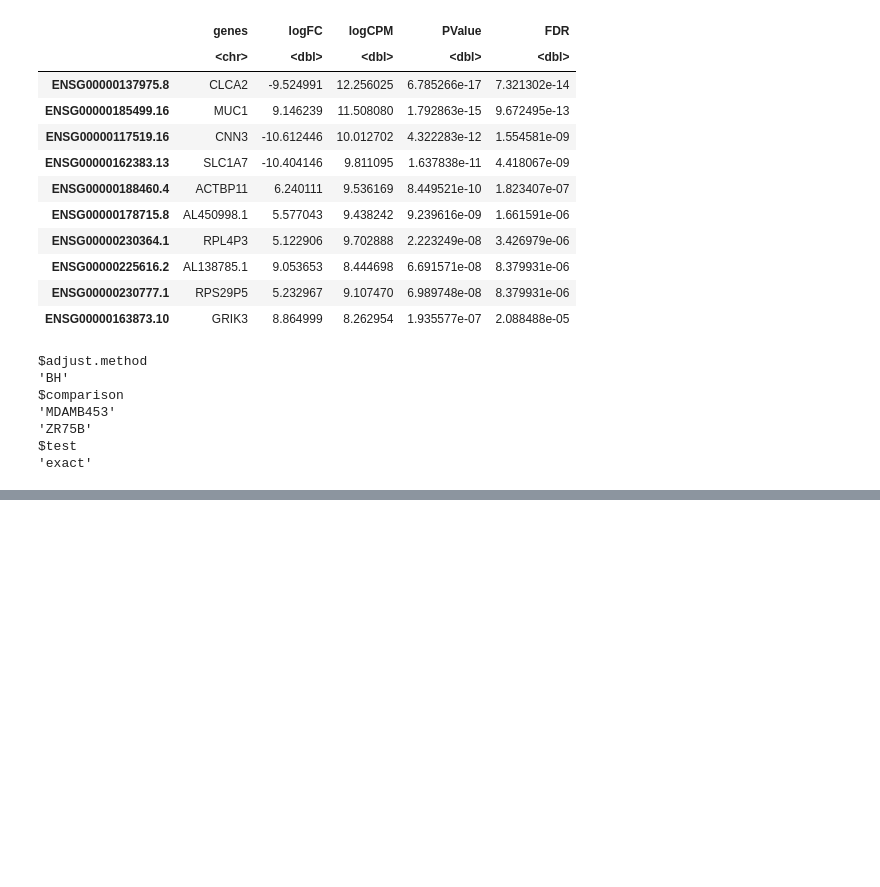
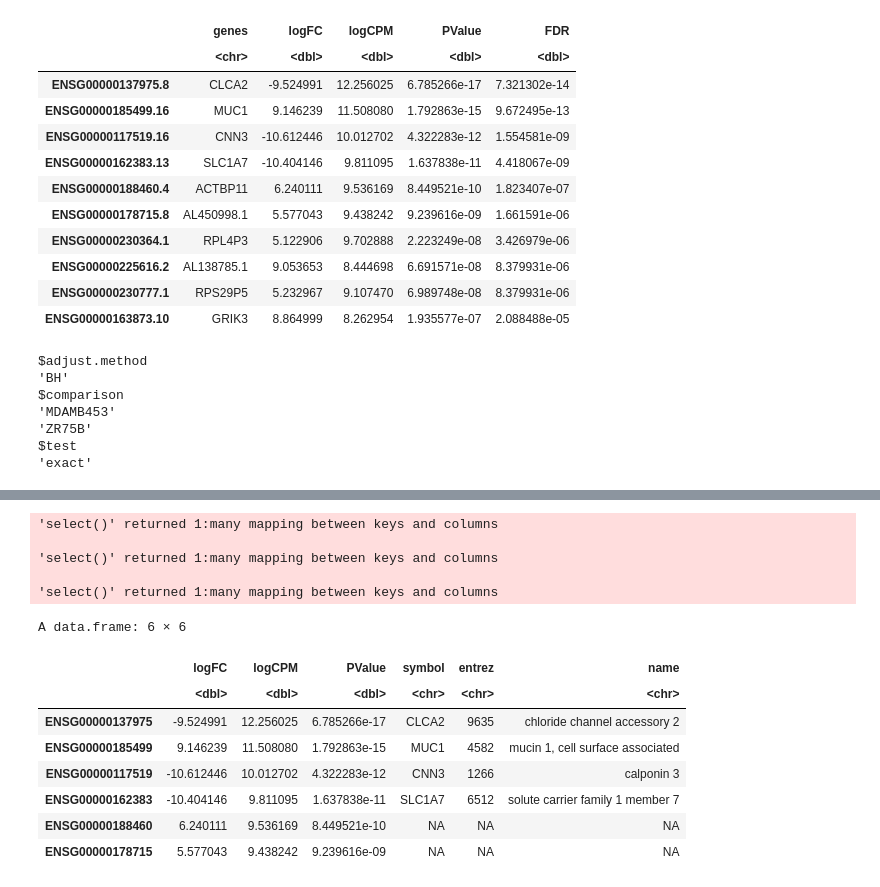
Before and after one commit to philthefeel/rnaseqanalysisTest, a Jupyter notebook: DEGAnalysis.ipynb, the cells around one changed output, grey strips where cells are left out. Cells and saved outputs as stored; diff of their text form; code cells hidden in the pictures; blank space fills up the shorter version.

```diff
--- a/DEGAnalysis.ipynb
+++ b/DEGAnalysis.ipynb
@@ -116,0 +144,21 @@ $test
+# %%
+# Maping Symbol, entrez ID and gene name to obtain KEGG pathways
+dfTest$symbol <- mapIds(org.Hs.eg.db, keys = row.names(dfTest), column="SYMBOL", keytype="ENSEMBL", multiVals = "first") # setting multivals="first" in case there were multiple possible values for a single input
+dfTest$entrez <- mapIds(org.Hs.eg.db, keys = row.names(dfTest), column="ENTREZID", keytype="ENSEMBL", multiVals = "first") # setting multivals in case there were multiple possible values for a single input
+dfTest$name <- mapIds(org.Hs.eg.db, keys = row.names(dfTest), column="GENENAME", keytype="ENSEMBL", multiVals = "first") # setting multivals in case there were multiple possible values for a single input
+head(dfTest)
+# %% [output]
+'select()' returned 1:many mapping between keys and columns
+
+'select()' returned 1:many mapping between keys and columns
+
+'select()' returned 1:many mapping between keys and columns
+A data.frame: 6 × 6
+|  | logFC | logCPM | PValue | symbol | entrez | name |
+|  | <dbl> | <dbl> | <dbl> | <chr> | <chr> | <chr> |
+| ENSG00000137975 | -9.524991 | 12.256025 | 6.785266e-17 | CLCA2 | 9635 | chloride channel accessory 2 |
+| ENSG00000185499 | 9.146239 | 11.508080 | 1.792863e-15 | MUC1 | 4582 | mucin 1, cell surface associated |
+| ENSG00000117519 | -10.612446 | 10.012702 | 4.322283e-12 | CNN3 | 1266 | calponin 3 |
+| ENSG00000162383 | -10.404146 | 9.811095 | 1.637838e-11 | SLC1A7 | 6512 | solute carrier family 1 member 7 |
+| ENSG00000188460 | 6.240111 | 9.536169 | 8.449521e-10 | NA | NA | NA |
+| ENSG00000178715 | 5.577043 | 9.438242 | 9.239616e-09 | NA | NA | NA |
```
Also changed, not shown: parts of 8 cells of this notebook, 4 other files.
